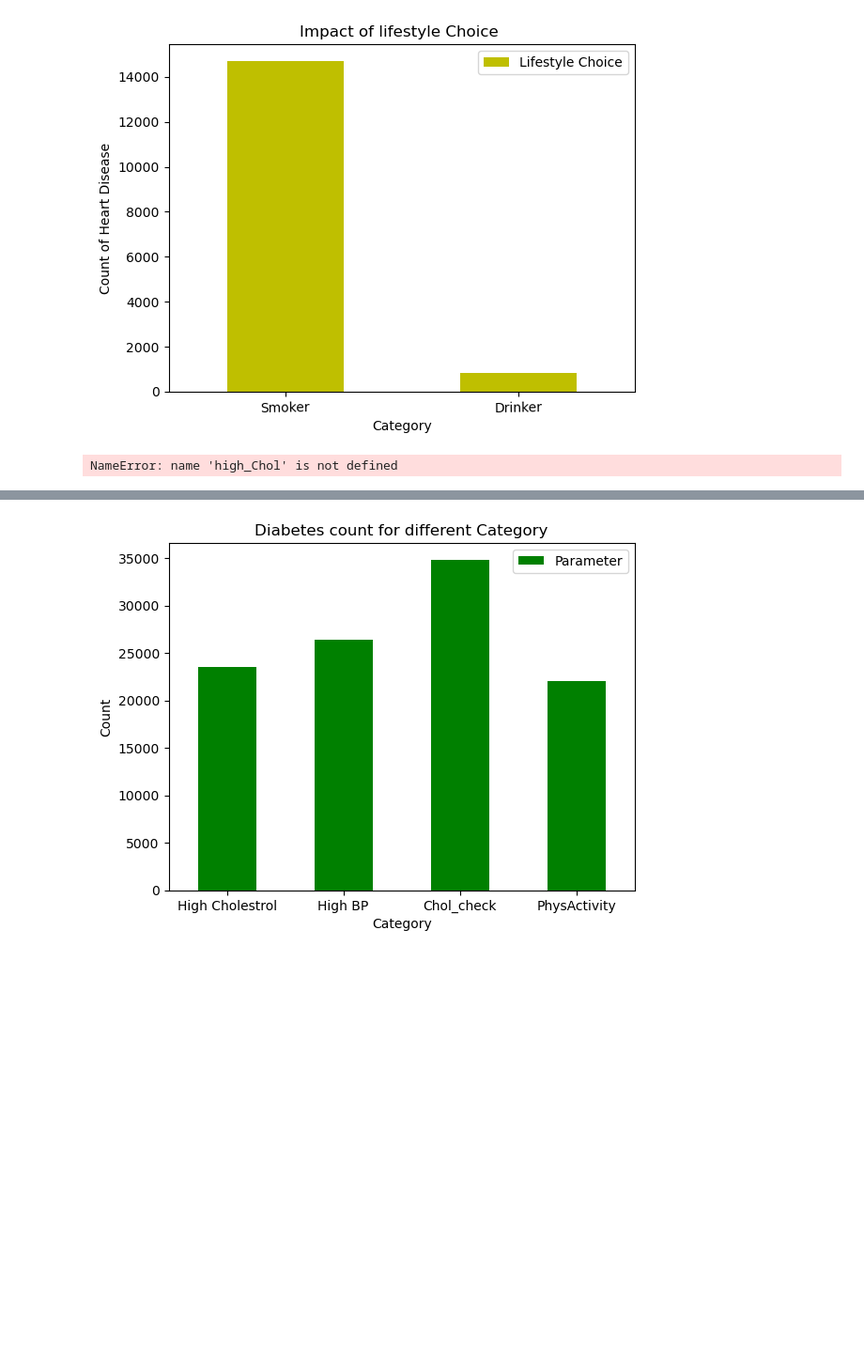
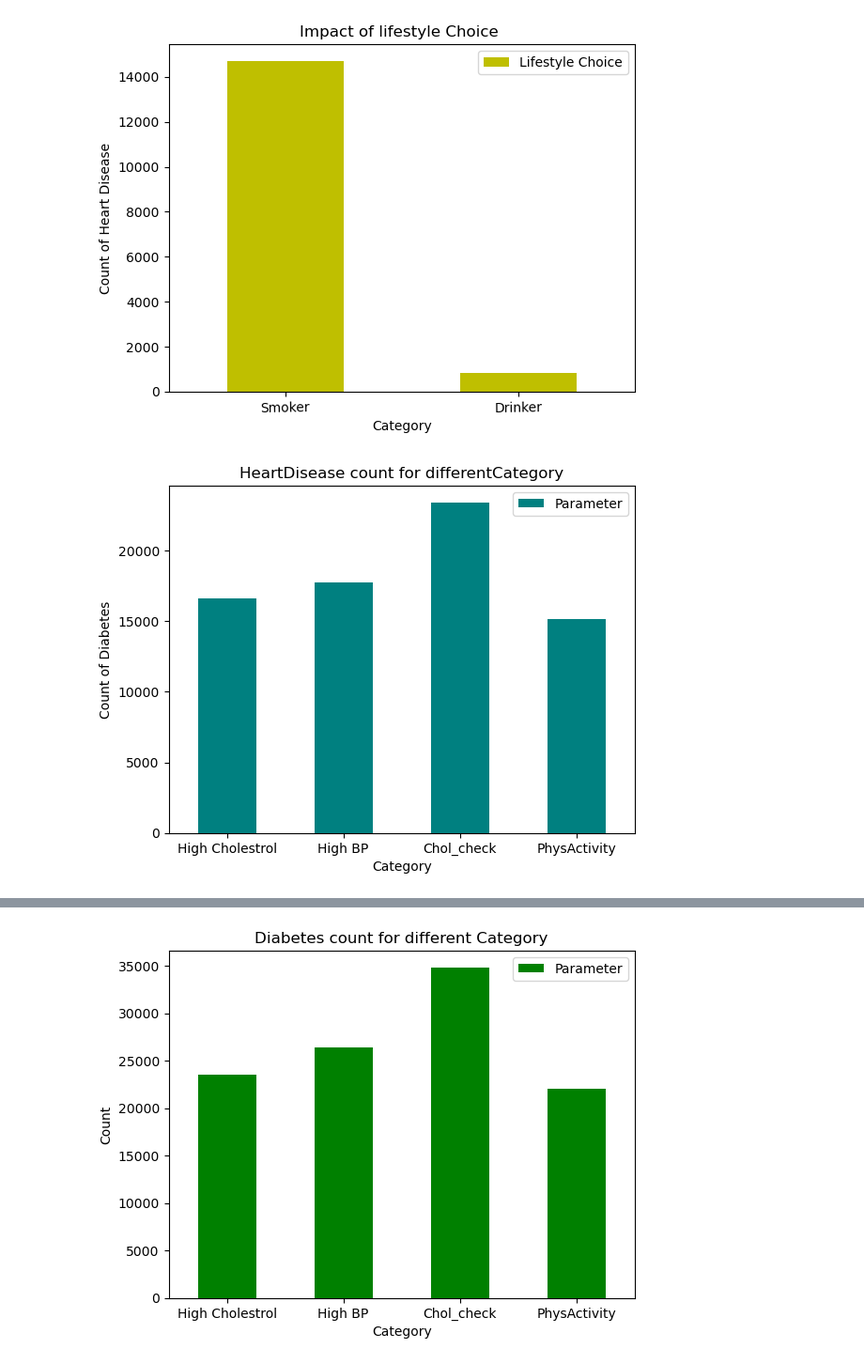
Before and after one commit to michaelz-id/project_1, a Jupyter notebook: Project1_testfile.ipynb, the cells around one changed output, grey strips where cells are left out. Shown at 94% size. Saved outputs shown, nothing was run; the diff lists cells and outputs as text; code cells hidden in the pictures; blank space fills up the shorter version.

```diff
--- a/Project1_testfile.ipynb
+++ b/Project1_testfile.ipynb
@@ -1074,7 +1074,7 @@ chol_check=heart_cholcheck["HeartDiseaseorAttack"].count()
 heart_physical_activity_df = health_indicator_df[["PhysActivity","HeartDiseaseorAttack"]]
 heart_physical_activity = heart_physical_activity_df.loc[((heart_physical_activity_df["PhysActivity"] == 1) & (heart_physical_activity_df["HeartDiseaseorAttack"] ==1))]
 heart_phy_act= heart_physical_activity.drop(["PhysActivity"],axis=1)
-# PhysActivity=df7_2["HeartDiseaseorAttack"].count()
+PhysActivity=heart_phy_act["HeartDiseaseorAttack"].count()
 # %%
 #Bar chart for people who drink and smoke and have heart disease
 
@@ -1085,10 +1085,10 @@ h_s_d = heart_smoke_drink.plot.bar(x='Category', y = 'Lifestyle Choice', rot=1,y
 # %%
 # find the count for Heart disease & High Cholestrol,High BP,Chol_Check,Physical Activity
 
-df_all_H_2= pd.DataFrame({'Category':['High Cholestrol','High BP','Chol_check','PhysActivity'], 'Parameter':[high_Chol, high_BP,Chol_check,PhysActivity]})
+df_all_H_2= pd.DataFrame({'Category':['High Cholestrol','High BP','Chol_check','PhysActivity'], 'Parameter':[chol,bp,chol_check,PhysActivity]})
 ax_H_2 = df_all_H_2.plot.bar(x='Category', y='Parameter', rot=0,title='HeartDisease count for differentCategory',ylabel='Count of Diabetes',color='teal')
 # %% [output]
-NameError: name 'high_Chol' is not defined
+[figure, added]
 # %%
 # find the  count of people having diabetes and is Smoker
 
```
Also changed, not shown: parts of 2 cells of this notebook.
